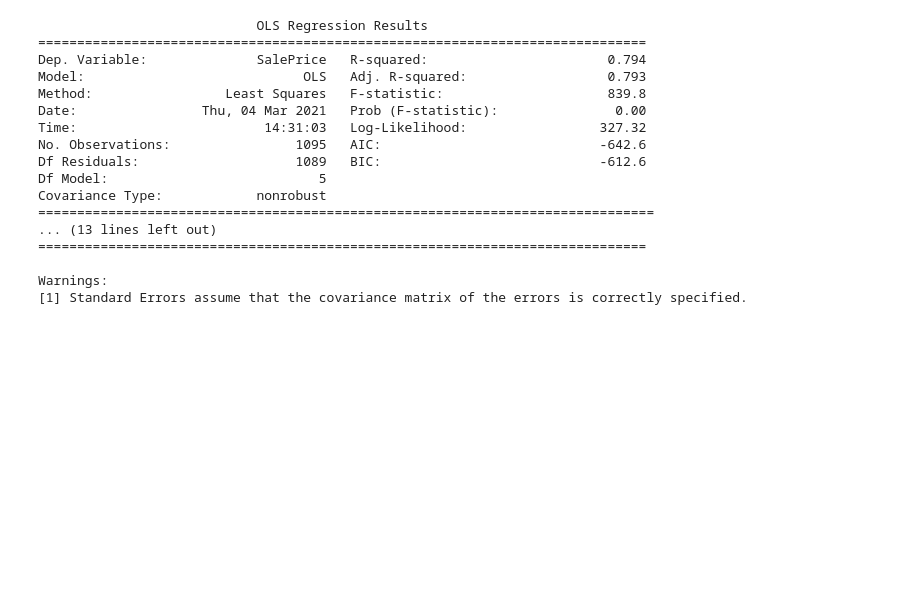
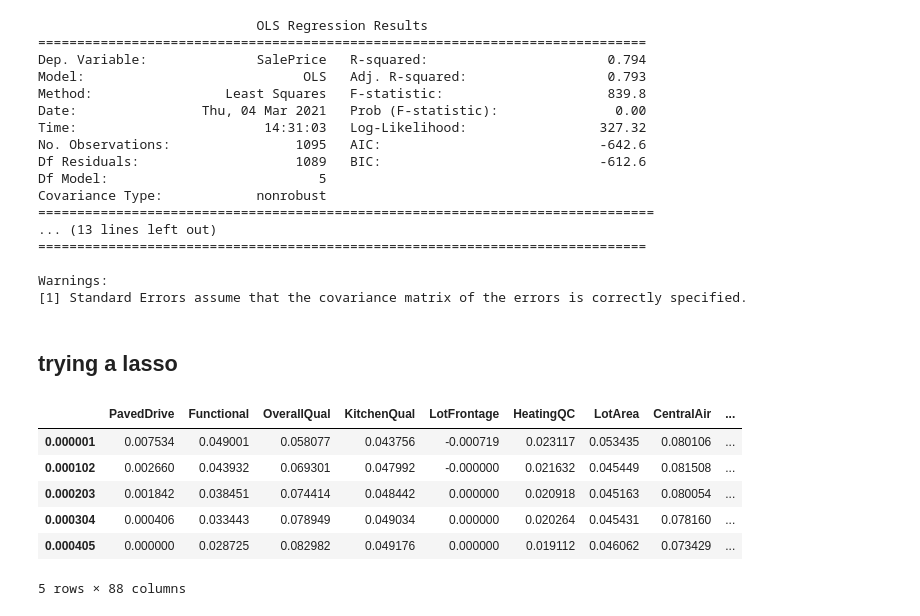
Before and after one commit to evgeniya-engel/ameshousing, a Jupyter notebook: Casey/modeling.ipynb, the cells around one changed output. Saved outputs shown, nothing was run; the diff lists cells and outputs as text; code cells hidden in the pictures; blank space fills up the shorter version.

```diff
--- a/Casey/modeling.ipynb
+++ b/Casey/modeling.ipynb
@@ -175,3 +175,5 @@ Covariance Type:            nonrobust
 
 Warnings:
 [1] Standard Errors assume that the covariance matrix of the errors is correctly specified.
+# %% [markdown]
+## trying a lasso
@@ -177,0 +183,28 @@ Warnings:
+# %%
+lasso.set_params(normalize=True, max_iter = 10000) # standard scalar is giving us grief :/
+
+lasso_scores_train = []
+lasso_scores_test = []
+coefs_lasso  = []
+
+alphas = np.linspace(0.000001, .01,100)
+
+for alpha in alphas:
+    lasso.set_params(alpha=alpha) # try new alpha level
+    lasso.fit(Xtrain, ytrain) # fit test data
+    lasso_scores_train.append(lasso.score(Xtrain,ytrain)) # record R2 train
+    lasso_scores_test.append(lasso.score(Xtest,ytest)) # record R2 test
+    coefs_lasso.append(lasso.coef_) # record coef values
+
+lasso_scores_train = pd.Series(lasso_scores_train)
+lasso_scores_test  = pd.Series(lasso_scores_test)
+coefs_lasso = pd.DataFrame(coefs_lasso, index = alphas, columns = Xtrain.columns)
+coefs_lasso.head()
+# %% [output]
+|  | PavedDrive | Functional | OverallQual | KitchenQual | LotFrontage | HeatingQC | LotArea | CentralAir | ... |
+| 0.000001 | 0.007534 | 0.049001 | 0.058077 | 0.043756 | -0.000719 | 0.023117 | 0.053435 | 0.080106 | ... |
+| 0.000102 | 0.002660 | 0.043932 | 0.069301 | 0.047992 | -0.000000 | 0.021632 | 0.045449 | 0.081508 | ... |
+| 0.000203 | 0.001842 | 0.038451 | 0.074414 | 0.048442 | 0.000000 | 0.020918 | 0.045163 | 0.080054 | ... |
+| 0.000304 | 0.000406 | 0.033443 | 0.078949 | 0.049034 | 0.000000 | 0.020264 | 0.045431 | 0.078160 | ... |
+| 0.000405 | 0.000000 | 0.028725 | 0.082982 | 0.049176 | 0.000000 | 0.019112 | 0.046062 | 0.073429 | ... |
+5 rows × 88 columns
```
Also changed, not shown: parts of 17 cells of this notebook.
